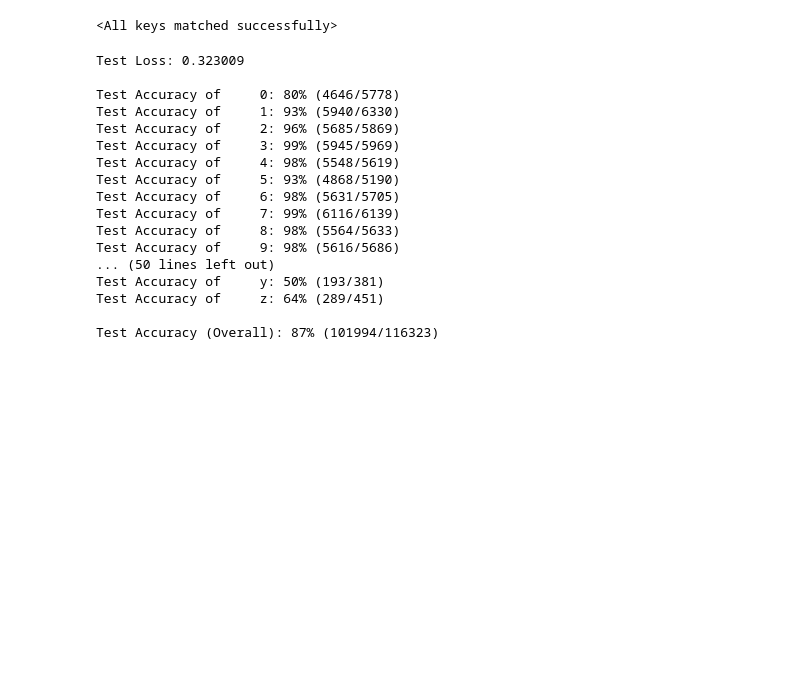
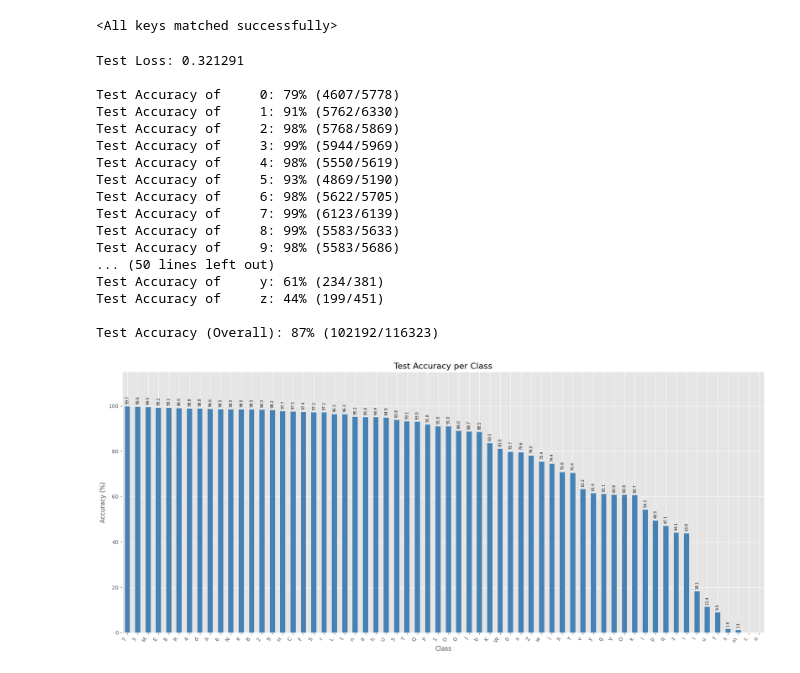
Before and after one commit to Sterling1111/CS611_Applied_Machine_Learning_Final, a Jupyter notebook: digit_cnn.ipynb, the cells around one changed output. Saved outputs shown, nothing was run; the diff lists cells and outputs as text; code cells hidden in the pictures; blank space fills up the shorter version.

```diff
--- a/digit_cnn.ipynb
+++ b/digit_cnn.ipynb
@@ -145,7 +143,7 @@ import torch.optim as optim
 
 criterion = nn.CrossEntropyLoss()
 
-optimizer = optim.Adam(model.parameters(), lr=0.0003)
+optimizer = optim.Adam(model.parameters(), lr=0.001)
 # %%
 # number of epochs to train the model, you decide the number
 n_epochs = 15
@@ -232,8 +232,8 @@ model.load_state_dict(torch.load('./model_trained.pt'))
 # %%
 # track test loss
 test_loss = 0.0
-class_correct = list(0. for i in range(64))
-class_total = list(0. for i in range(64))
+class_correct = list(0. for i in range(62))
+class_total = list(0. for i in range(62))
 
 model.eval()
 # iterate over test data
@@ -274,23 +274,62 @@ print('\nTest Accuracy (Overall): %2d%% (%2d/%2d)' % (
     100. * np.sum(class_correct) / np.sum(class_total),
     np.sum(class_correct), np.sum(class_total)))
 # %% [output]
-Test Loss: 0.323009
+Test Loss: 0.321291
 
-Test Accuracy of     0: 80% (4646/5778)
-Test Accuracy of     1: 93% (5940/6330)
-Test Accuracy of     2: 96% (5685/5869)
-Test Accuracy of     3: 99% (5945/5969)
-Test Accuracy of     4: 98% (5548/5619)
-Test Accuracy of     5: 93% (4868/5190)
-Test Accuracy of     6: 98% (5631/5705)
-Test Accuracy of     7: 99% (6116/6139)
-Test Accuracy of     8: 98% (5564/5633)
-Test Accuracy of     9: 98% (5616/5686)
+Test Accuracy of     0: 79% (4607/5778)
+Test Accuracy of     1: 91% (5762/6330)
+Test Accuracy of     2: 98% (5768/5869)
+Test Accuracy of     3: 99% (5944/5969)
+Test Accuracy of     4: 98% (5550/5619)
+Test Accuracy of     5: 93% (4869/5190)
+Test Accuracy of     6: 98% (5622/5705)
+Test Accuracy of     7: 99% (6123/6139)
+Test Accuracy of     8: 99% (5583/5633)
+Test Accuracy of     9: 98% (5583/5686)
 ... (50 lines left out)
-Test Accuracy of     y: 50% (193/381)
-Test Accuracy of     z: 64% (289/451)
+Test Accuracy of     y: 61% (234/381)
+Test Accuracy of     z: 44% (199/451)
 
-Test Accuracy (Overall): 87% (101994/116323)
+Test Accuracy (Overall): 87% (102192/116323)
+# %%
+import pandas as pd
+import matplotlib.pyplot as plt
+import numpy as np
+
+digits = [str(i) for i in range(10)]
+uppercase = [chr(i) for i in range(ord('A'), ord('Z') + 1)]
+lowercase = [chr(i) for i in range(ord('a'), ord('z') + 1)]
+classes = digits + uppercase + lowercase
+
+accuracies = [100 * (c / t) if t > 0 else 0 for c, t in zip(class_correct, class_total)]
+
+df = pd.DataFrame({
+    'Class': classes,
+    'Accuracy': accuracies
+})
+
+df = df.sort_values(by='Accuracy', ascending=False)
+
+plt.style.use('ggplot')
+fig, ax = plt.subplots(figsize=(18, 8))
+
+df.plot(kind='bar', x='Class', y='Accuracy', ax=ax, color='steelblue', legend=False)
+
+ax.set_title('Test Accuracy per Class', fontsize=16)
+ax.set_ylabel('Accuracy (%)', fontsize=12)
+ax.set_xlabel('Class', fontsize=12)
+
+plt.xticks(rotation=60, ha='right')
+
+for index, value in enumerate(df['Accuracy']):
+    if value > 0:
+        ax.text(index, value + 1, f"{value:.1f}", ha='center', va='bottom', fontsize=7, rotation=90)
+
+plt.ylim(0, 115)
+plt.tight_layout()
+plt.show()
+# %% [output]
+[figure, added]
 # %%
 import pygame
 import sys
```
Also changed, not shown: parts of 3 cells of this notebook.
